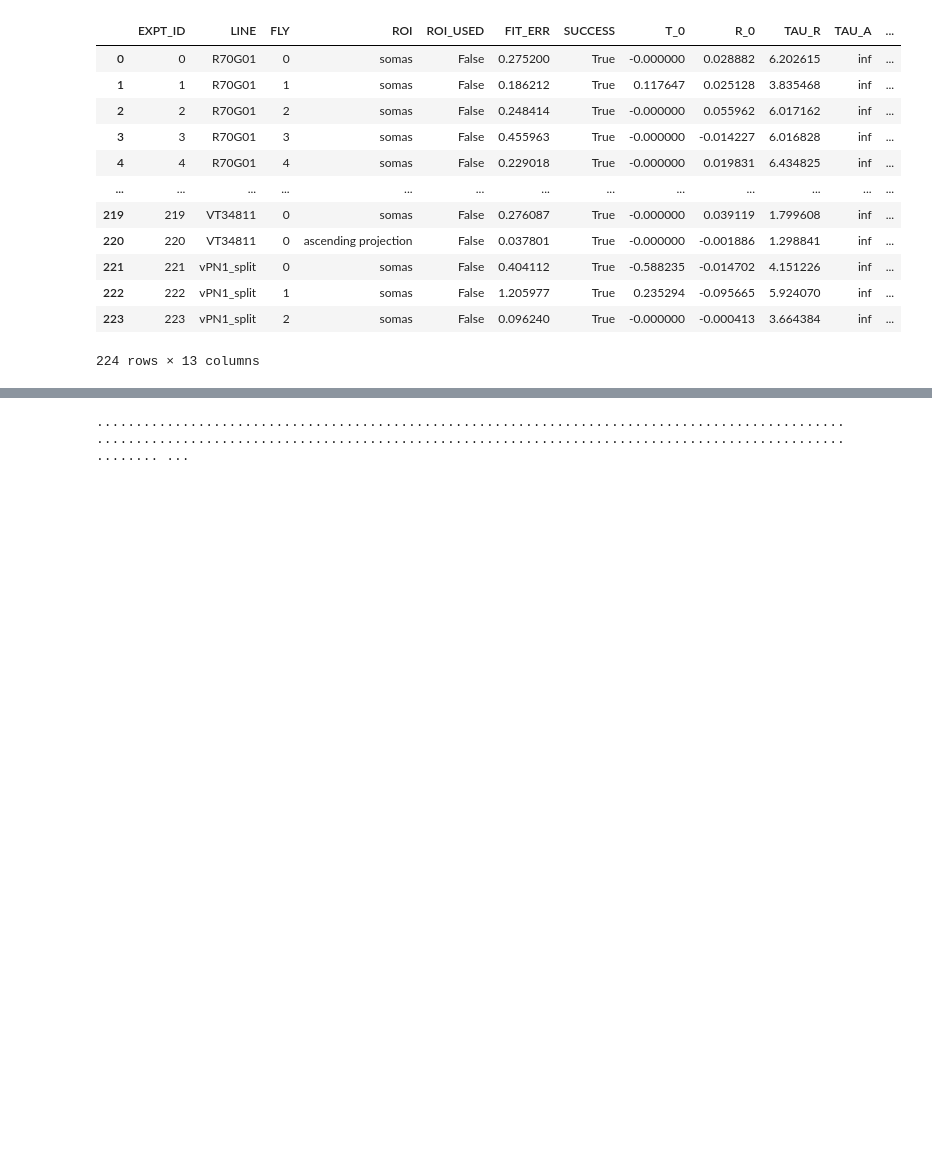
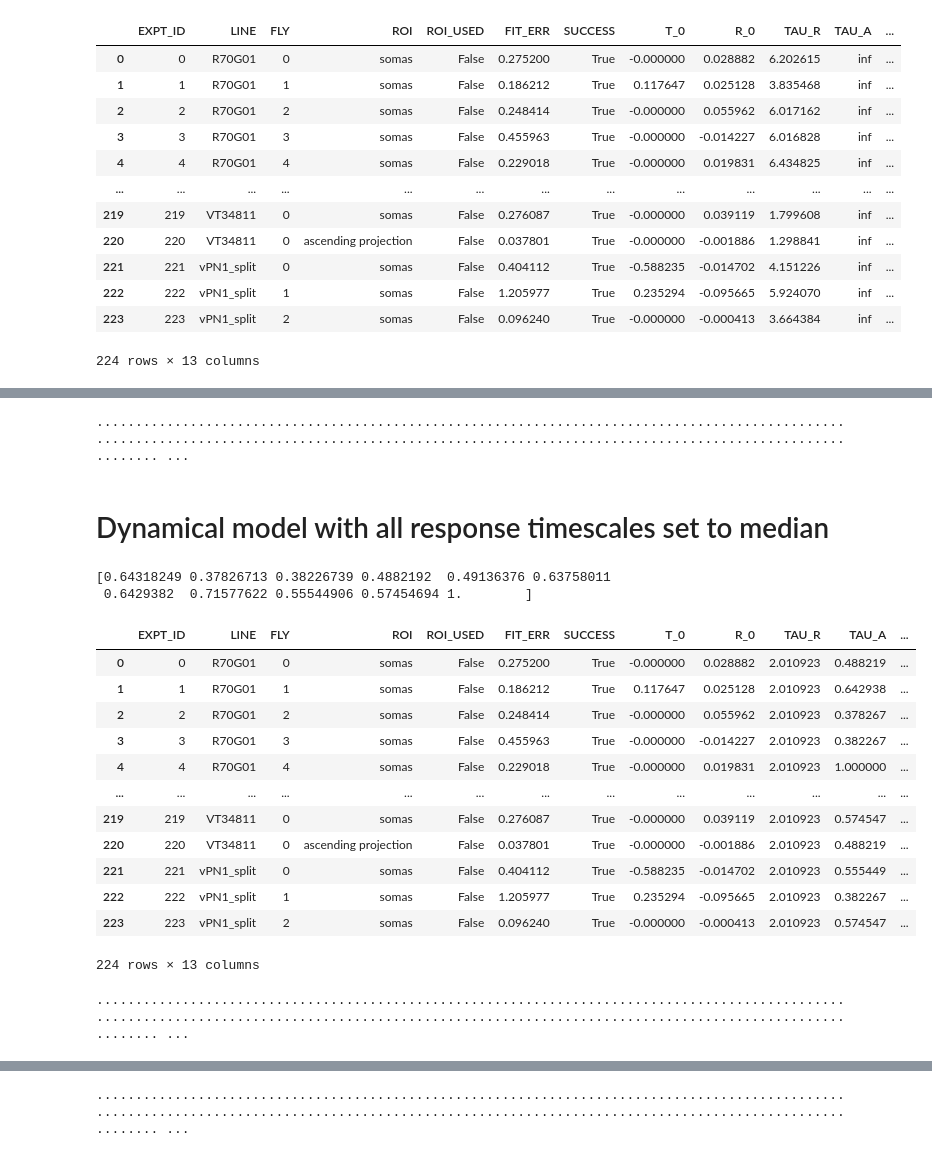
Before and after one commit to rkp8000/inferring-neural-codes, a Jupyter notebook: 4_D_record_baker_dyn_perturbed.ipynb, the cells around one changed output, grey strips where cells are left out. Drawn from its saved outputs; the diff is of its cells as text; code cells hidden in the pictures; blank space fills up the shorter version.

```diff
--- a/4_D_record_baker_dyn_perturbed.ipynb
+++ b/4_D_record_baker_dyn_perturbed.ipynb
@@ -117,0 +308,54 @@ df_dyn_param
+# %%
+# compute surrogate linear neural responses for each trial
+for ctr, df_tr in enumerate(dfs_tr):
+    df_tr_nrl_dyn = df_tr.copy()
+    sys.stdout.write('.')
+    # loop over neurons
+    for expt_id, tau_r, tau_a, x_s, x_p in zip(expt_ids, tau_rs, tau_as, x_ss, x_ps):
+        # compute surrogate neural response
+        i_s = np.array(df_tr['S']).astype(float)
+        i_p = np.array(df_tr['P'] | df_tr['F']).astype(float)
+
+        r = smlt(i_s, i_p, tau_r, tau_a, x_s, x_p)
+
+        df_tr_nrl_dyn[f'R_{expt_id}'] = r
+
+    np.save(os.path.join(SAVE_DIR_DYN, f'{SAVE_PFX_DYN}_tr_{ctr}.npy'), np.array([{'df': df_tr_nrl_dyn}]))
+# %% [output]
+........................................................................................................................................................................................................ ...
+# %% [markdown]
+# Dynamical model with all response timescales set to median
+# %%
+MAX_TAU_A = 1  # s
+
+SAVE_DIR_DYN = f'data/simple/mlv/dyn_alt/baker_dyn_alladapt_{MAX_TAU_A}_med_tau_r'
+SAVE_PFX_DYN = f'mlv_baker_dyn_alladapt_{MAX_TAU_A}_med_tau_r'
+
+if not os.path.exists(SAVE_DIR_DYN):
+    os.makedirs(SAVE_DIR_DYN)
+
+# neural response fits from Baker data
+df_dyn_param = pd.read_csv('data/simple/neur/baker_dyn_fit_param.csv')
+tau_a = np.array(df_dyn_param['TAU_A'])
+tau_a_fast = tau_a[tau_a <= MAX_TAU_A]
+mslow_adapt = tau_a >= MAX_TAU_A
+print(tau_a_fast)
+df_dyn_param['TAU_A'][mslow_adapt] = np.random.choice(tau_a_fast, mslow_adapt.sum())
+df_dyn_param['TAU_R'] = np.median(df_dyn_param['TAU_R'])
+df_dyn_param
+# %% [output]
+[0.64318249 0.37826713 0.38226739 0.4882192  0.49136376 0.63758011
+ 0.6429382  0.71577622 0.55544906 0.57454694 1.        ]
+|  | EXPT_ID | LINE | FLY | ROI | ROI_USED | FIT_ERR | SUCCESS | T_0 | R_0 | TAU_R | TAU_A | ... |
+| 0 | 0 | R70G01 | 0 | somas | False | 0.275200 | True | -0.000000 | 0.028882 | 2.010923 | 0.488219 | ... |
+| 1 | 1 | R70G01 | 1 | somas | False | 0.186212 | True | 0.117647 | 0.025128 | 2.010923 | 0.642938 | ... |
+| 2 | 2 | R70G01 | 2 | somas | False | 0.248414 | True | -0.000000 | 0.055962 | 2.010923 | 0.378267 | ... |
+| 3 | 3 | R70G01 | 3 | somas | False | 0.455963 | True | -0.000000 | -0.014227 | 2.010923 | 0.382267 | ... |
+| 4 | 4 | R70G01 | 4 | somas | False | 0.229018 | True | -0.000000 | 0.019831 | 2.010923 | 1.000000 | ... |
+| ... | ... | ... | ... | ... | ... | ... | ... | ... | ... | ... | ... | ... |
+| 219 | 219 | VT34811 | 0 | somas | False | 0.276087 | True | -0.000000 | 0.039119 | 2.010923 | 0.574547 | ... |
+| 220 | 220 | VT34811 | 0 | ascending projection | False | 0.037801 | True | -0.000000 | -0.001886 | 2.010923 | 0.488219 | ... |
+| 221 | 221 | vPN1_split | 0 | somas | False | 0.404112 | True | -0.588235 | -0.014702 | 2.010923 | 0.555449 | ... |
+| 222 | 222 | vPN1_split | 1 | somas | False | 1.205977 | True | 0.235294 | -0.095665 | 2.010923 | 0.382267 | ... |
+| 223 | 223 | vPN1_split | 2 | somas | False | 0.096240 | True | -0.000000 | -0.000413 | 2.010923 | 0.574547 | ... |
+224 rows × 13 columns
@@ -117,0 +370,18 @@ df_dyn_param
+# %%
+# compute surrogate linear neural responses for each trial
+for ctr, df_tr in enumerate(dfs_tr):
+    df_tr_nrl_dyn = df_tr.copy()
+    sys.stdout.write('.')
+    # loop over neurons
+    for expt_id, tau_r, tau_a, x_s, x_p in zip(expt_ids, tau_rs, tau_as, x_ss, x_ps):
+        # compute surrogate neural response
+        i_s = np.array(df_tr['S']).astype(float)
+        i_p = np.array(df_tr['P'] | df_tr['F']).astype(float)
+
+        r = smlt(i_s, i_p, tau_r, tau_a, x_s, x_p)
+
+        df_tr_nrl_dyn[f'R_{expt_id}'] = r
+
+    np.save(os.path.join(SAVE_DIR_DYN, f'{SAVE_PFX_DYN}_tr_{ctr}.npy'), np.array([{'df': df_tr_nrl_dyn}]))
+# %% [output]
+........................................................................................................................................................................................................ ...
```
Also changed, not shown: parts of 17 cells of this notebook, 3 other files.
